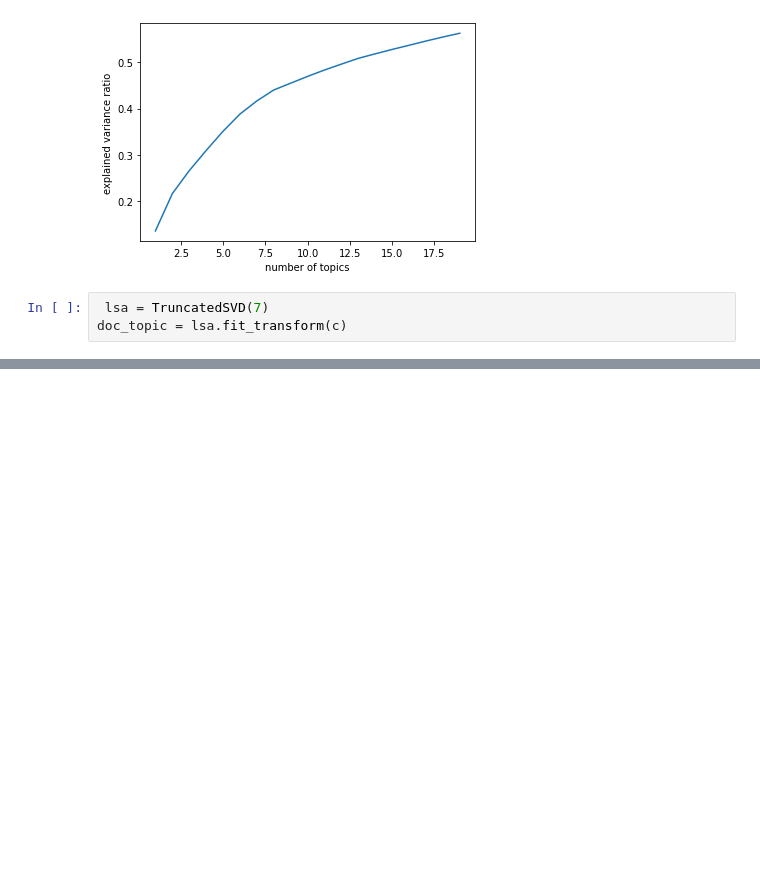
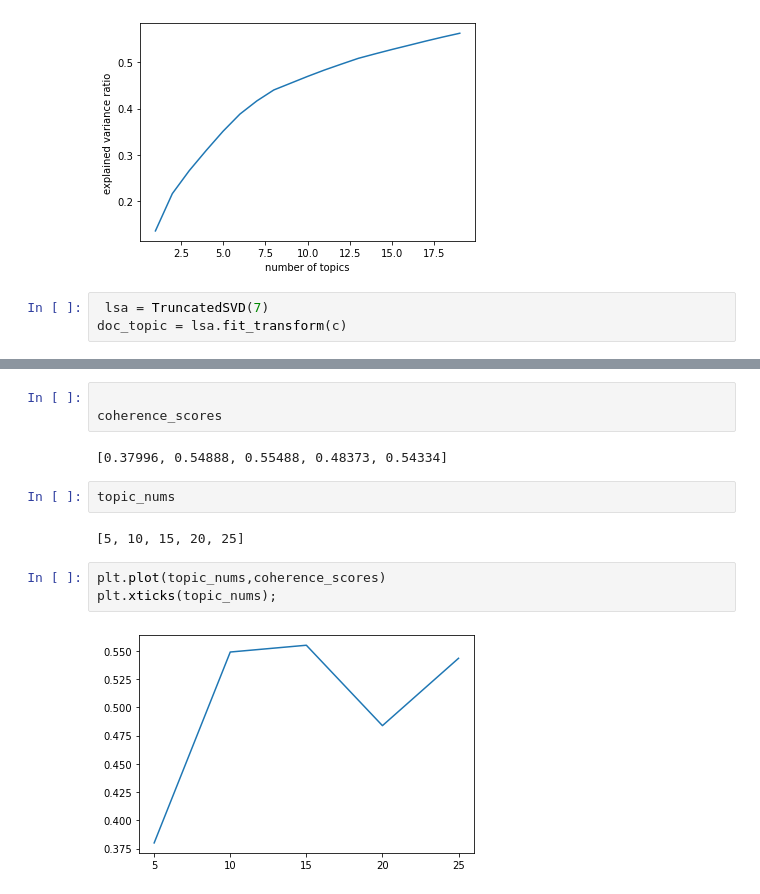
Before and after one commit to A-safarji/NLP-topic-modeling-project, a Jupyter notebook: NLP.ipynb, the cells around one changed output, grey strips where cells are left out. Saved outputs shown, nothing was run; the diff lists cells and outputs as text; blank space fills up the shorter version.

```diff
--- a/NLP.ipynb
+++ b/NLP.ipynb
@@ -218,0 +273,14 @@ sum(lsa.explained_variance_ratio_)
+# %%
+
+coherence_scores
+# %% [output]
+[0.37996, 0.54888, 0.55488, 0.48373, 0.54334]
+# %%
+topic_nums
+# %% [output]
+[5, 10, 15, 20, 25]
+# %%
+plt.plot(topic_nums,coherence_scores)
+plt.xticks(topic_nums);
+# %% [output]
+[figure, added]
```
Also changed, not shown: parts of 12 cells of this notebook.
